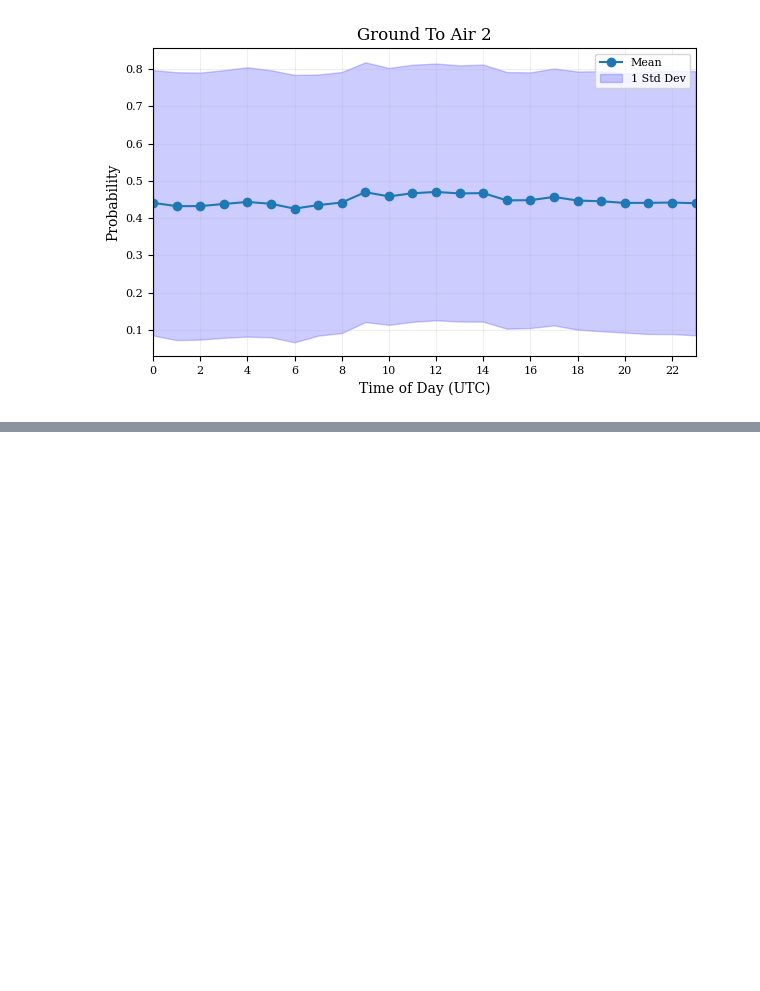
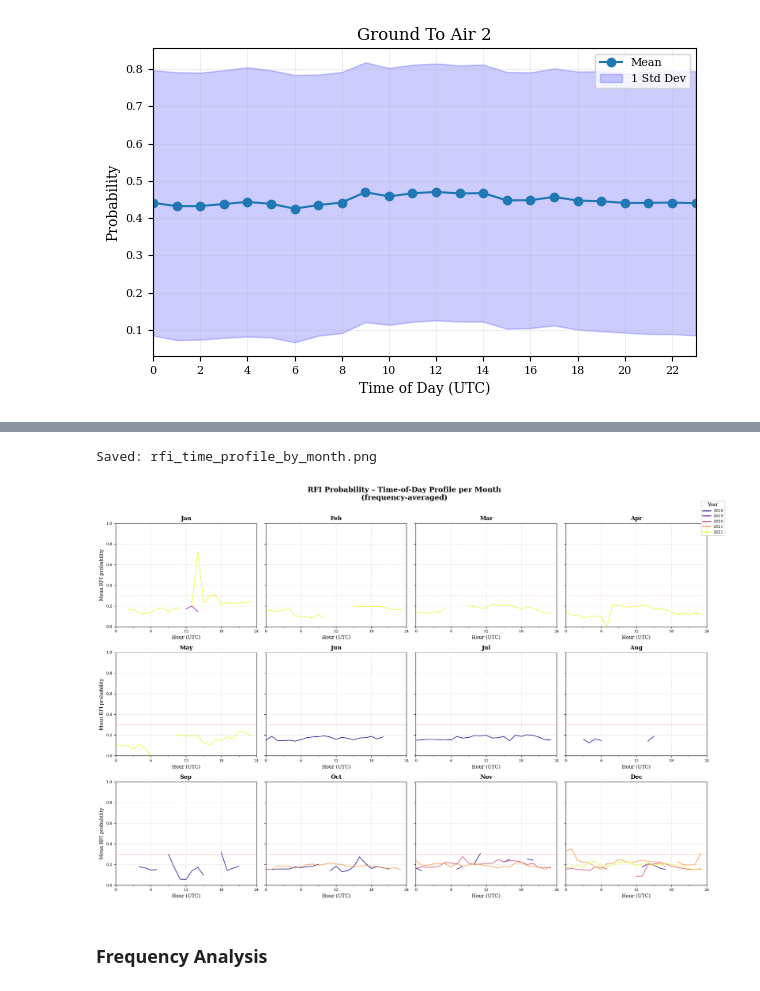
Before and after one commit to MamyNir/dme_rfi_analysis, a Jupyter notebook: code/notebook/time_freq_analysis.ipynb, the cells around one changed output, grey strips where cells are left out. Saved outputs shown, nothing was run; the diff lists cells and outputs as text; code cells hidden in the pictures; blank space fills up the shorter version.

```diff
--- a/code/notebook/time_freq_analysis.ipynb
+++ b/code/notebook/time_freq_analysis.ipynb
@@ -252,26 +248,0 @@ yearly_grouped
-# %%
-time_avg = weighted_data.mean(dim=("date", "time"), skipna=True)
-std_data = weighted_data.std(dim=("date", "time"), skipna=True)
-
-
-
-fig, ax = plt.subplots(figsize=(7,4))
-ax.plot(frequency, time_avg, label ='Mean')
-ax.set_xticks(np.arange(962,1213,))
-
-
-# Add the standard deviation band
-ax.fill_between(
-    frequency,
-    uper,
-    lower,
-    color="blue",
-    alpha=0.2,
-    label="68% confidence interval"
-)
-ax.set_xlim(left=962, right=1213)
-ax.grid(alpha=0.2)
-ax.set_xlabel("Frequency (MHz)")
-ax.set_ylabel("Probability")
-ax.set_title("Frequency evolution")
-ax.legend()
@@ -280,0 +543,13 @@ ax.legend()
+# %%
+monthly_by_year = monthly_mean_by_year(data)
+overall_monthly = overall_monthly_mean(data)
+times = data[TIME_DIM].values
+freqs = data[FREQ_DIM].values
+
+
+plot_monthly_time_evolution(monthly_by_year, times)
+# %% [output]
+Saved: rfi_time_profile_by_month.png
+[figure, added]
+# %% [markdown]
+### Frequency Analysis
```
Also changed, not shown: parts of 29 cells of this notebook, 1 other file.
